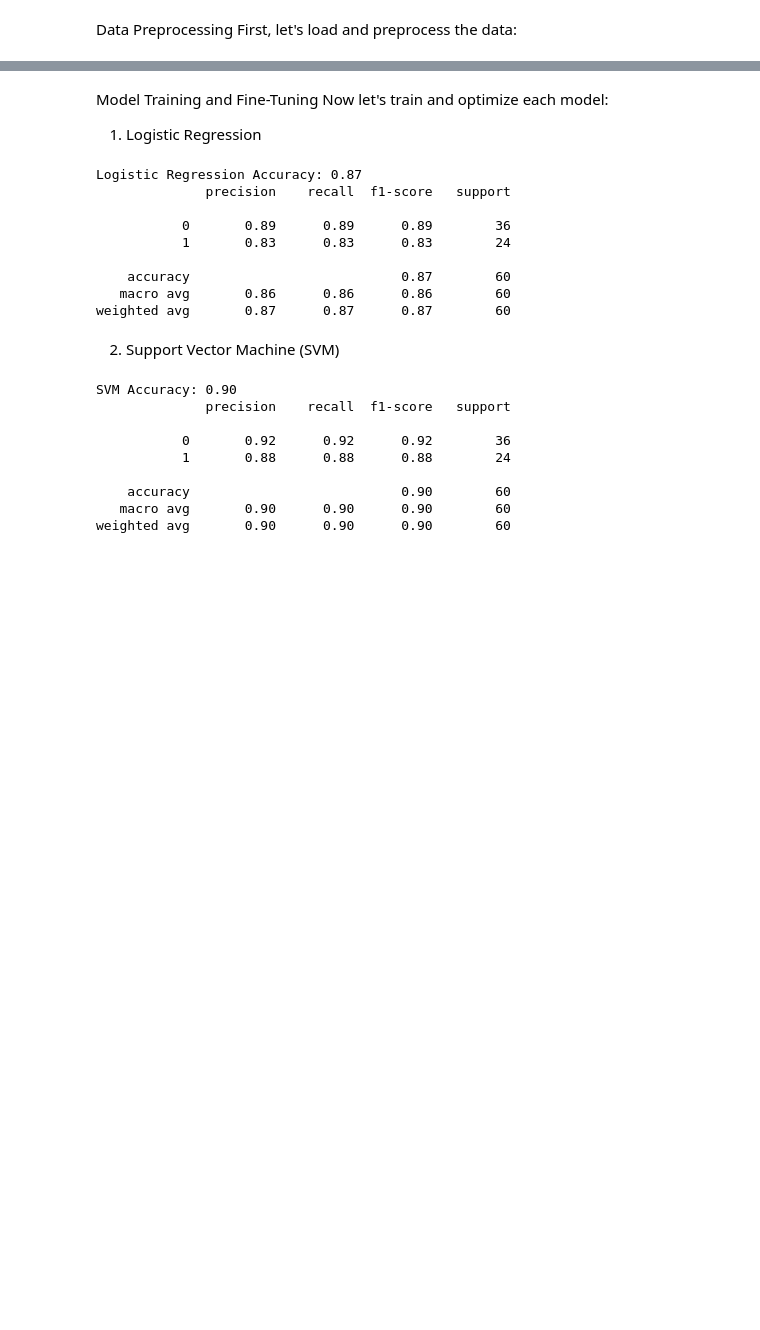
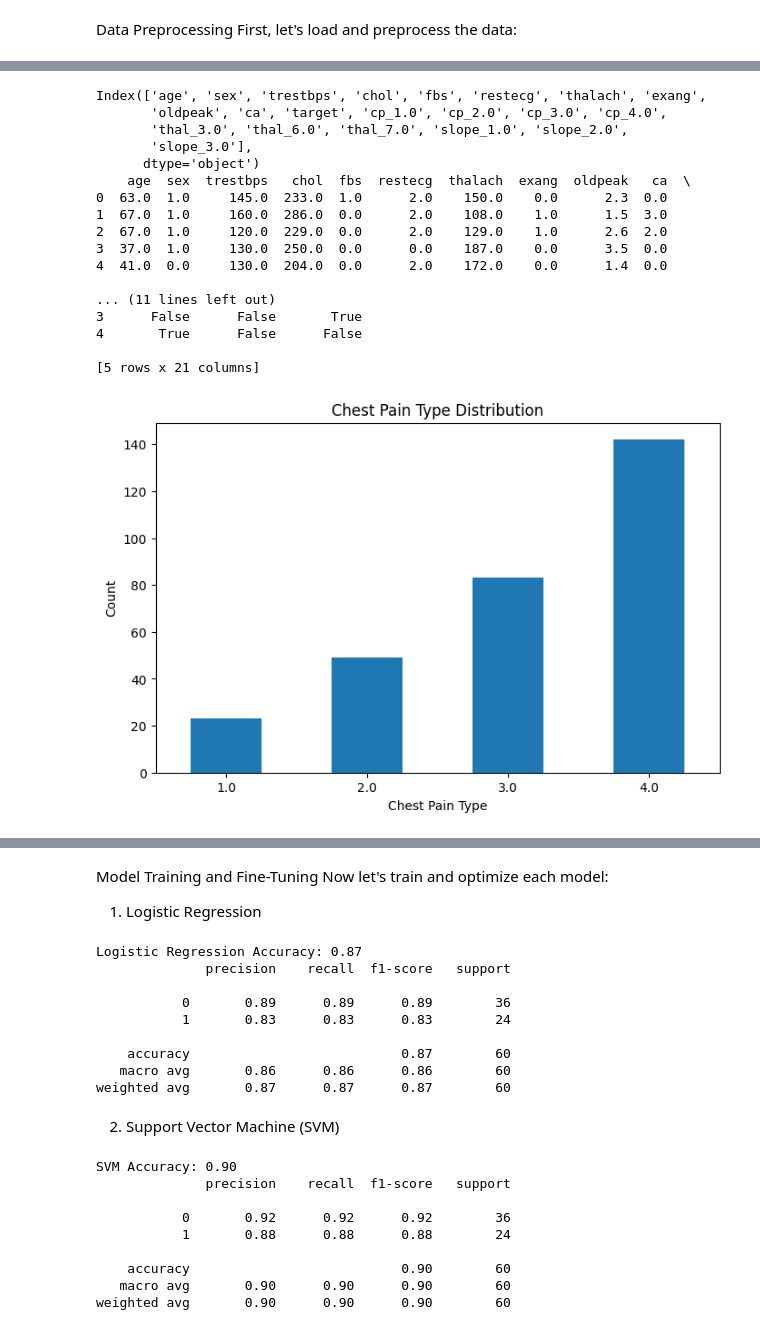
Before and after one commit to yinvestor/Health-AI, a Jupyter notebook: finalYearProject/project-models/model_training/trained.ipynb, the cells around one changed output, grey strips where cells are left out. Saved outputs shown, nothing was run; the diff lists cells and outputs as text; code cells hidden in the pictures; blank space fills up the shorter version.

```diff
--- a/finalYearProject/project-models/model_training/trained.ipynb
+++ b/finalYearProject/project-models/model_training/trained.ipynb
@@ -56,0 +115,37 @@ dtype: int64
+# %%
+import seaborn as sns
+import matplotlib.pyplot as plt
+
+# Check DataFrame
+print(df.columns)
+print(df.head())
+
+cp_columns = ['cp_1.0', 'cp_2.0', 'cp_3.0', 'cp_4.0']
+cp_counts = df[cp_columns].sum()
+
+plt.figure(figsize=(8,5))
+cp_counts.plot(kind='bar')
+plt.title("Chest Pain Type Distribution")
+plt.xlabel("Chest Pain Type")
+plt.ylabel("Count")
+plt.xticks(ticks=range(len(cp_columns)), labels=['1.0', '2.0', '3.0', '4.0'], rotation=0)
+plt.show()
+# %% [output]
+Index(['age', 'sex', 'trestbps', 'chol', 'fbs', 'restecg', 'thalach', 'exang',
+       'oldpeak', 'ca', 'target', 'cp_1.0', 'cp_2.0', 'cp_3.0', 'cp_4.0',
+       'thal_3.0', 'thal_6.0', 'thal_7.0', 'slope_1.0', 'slope_2.0',
+       'slope_3.0'],
+      dtype='object')
+    age  sex  trestbps   chol  fbs  restecg  thalach  exang  oldpeak   ca  \
+0  63.0  1.0     145.0  233.0  1.0      2.0    150.0    0.0      2.3  0.0
+1  67.0  1.0     160.0  286.0  0.0      2.0    108.0    1.0      1.5  3.0
+2  67.0  1.0     120.0  229.0  0.0      2.0    129.0    1.0      2.6  2.0
+3  37.0  1.0     130.0  250.0  0.0      0.0    187.0    0.0      3.5  0.0
+4  41.0  0.0     130.0  204.0  0.0      2.0    172.0    0.0      1.4  0.0
+
+... (11 lines left out)
+3      False      False       True
+4       True      False      False
+
+[5 rows x 21 columns]
+[figure, added]
```
Also changed, not shown: parts of 15 cells of this notebook, 3 other files.
